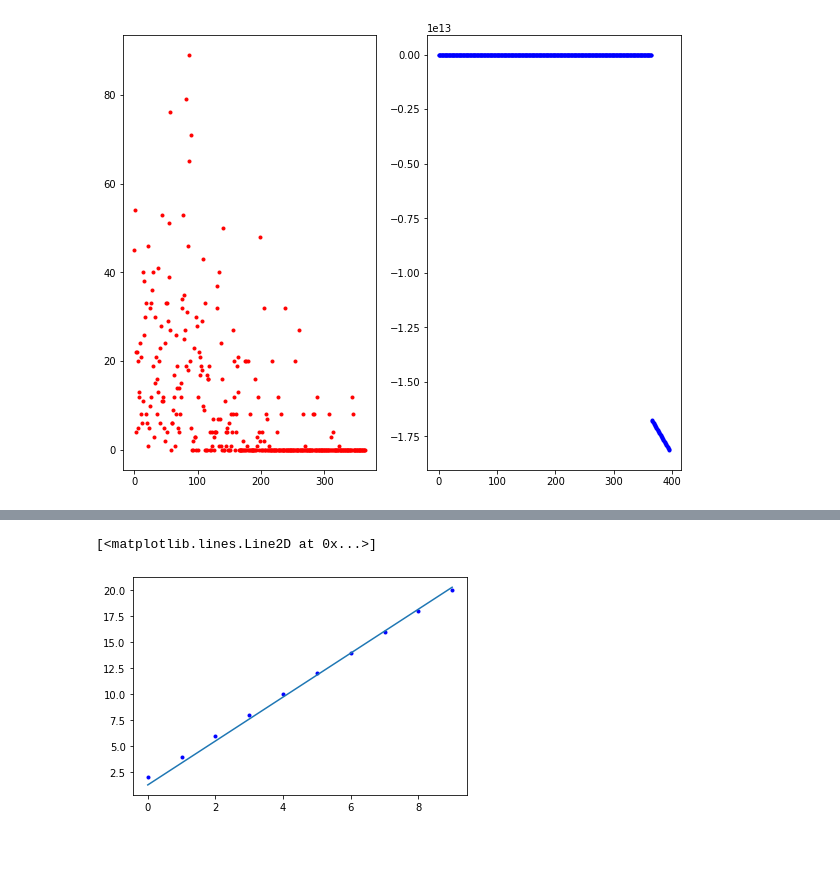
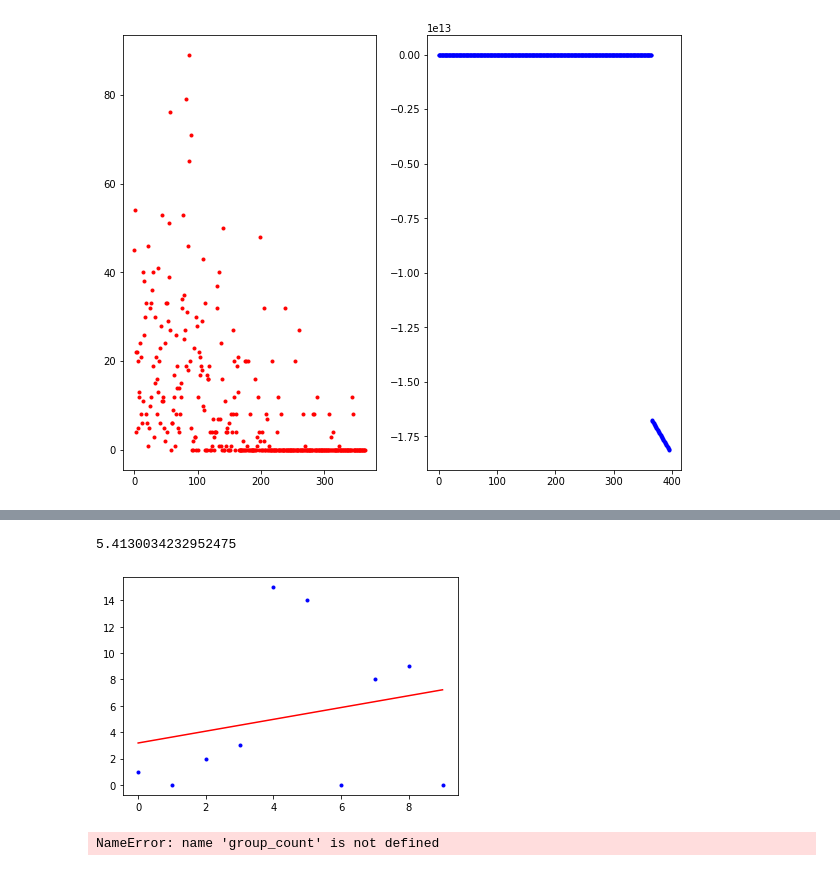
Before and after one commit to xiashiwendao/SalesAnalysis, a Jupyter notebook: DailyDataStatistic.ipynb, the cells around one changed output, grey strips where cells are left out. Saved outputs shown, nothing was run; the diff lists cells and outputs as text; code cells hidden in the pictures.

```diff
--- a/DailyDataStatistic.ipynb
+++ b/DailyDataStatistic.ipynb
@@ -161,11 +207,17 @@ prodcut_oneyear_onemonth_data length:  396
 # %%
-day = range(0, 10)
-value = np.array([2,4,6,8,10,12,14,16,18,20])
-plt.plot(day, value, "b.")
-sgd.fit(np.array(day).reshape(-1, 1), value.reshape(-1,1))
-
-y_predict = sgd.predict(np.array(day).reshape(-1, 1))
-plt.plot(day, y_predict)
+from sklearn import metrics
+x = np.array(range(10))
+y = np.array([1, 0, 2, 3,15, 14, 0,8,9,0])
+plt.plot(x, y, "b.")
+sgd.fit(x.reshape(-1,1), y.reshape(-1,1))
+y_predict = sgd.predict(x.reshape(-1,1))
+plt.plot(x, y_predict, "r-")
+np.sqrt(metrics.mean_squared_error(y_predict, y))
 # %% [output]
-[<matplotlib.lines.Line2D at 0x...>]
+5.4130034232952475
-[figure, old version]
+[figure, new version]
+# %%
+type(dataByMonth_group)
+group_count
+# %% [output]
+NameError: name 'group_count' is not defined
```
Also changed, not shown: parts of 8 cells of this notebook, 1 other file.
